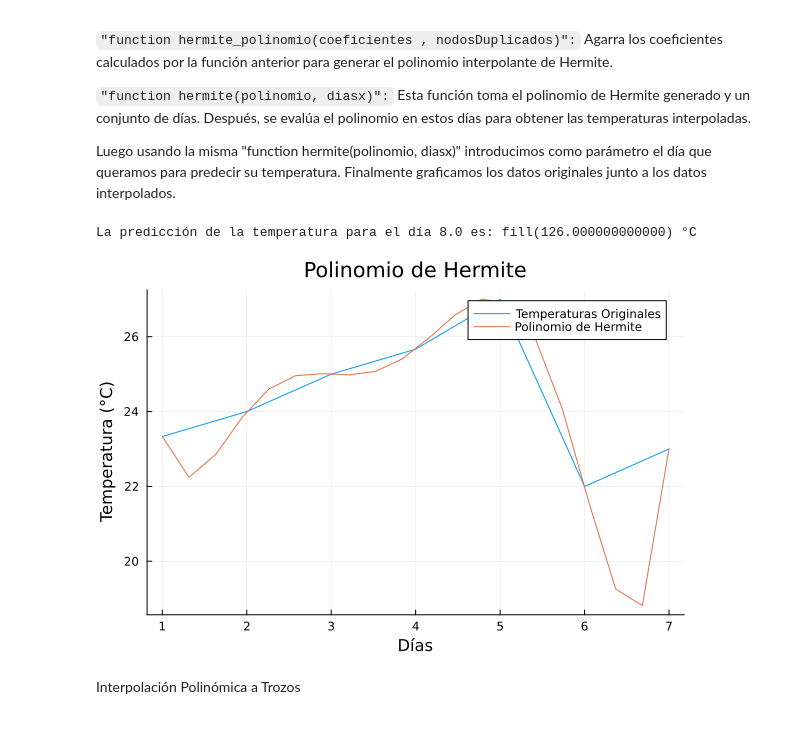
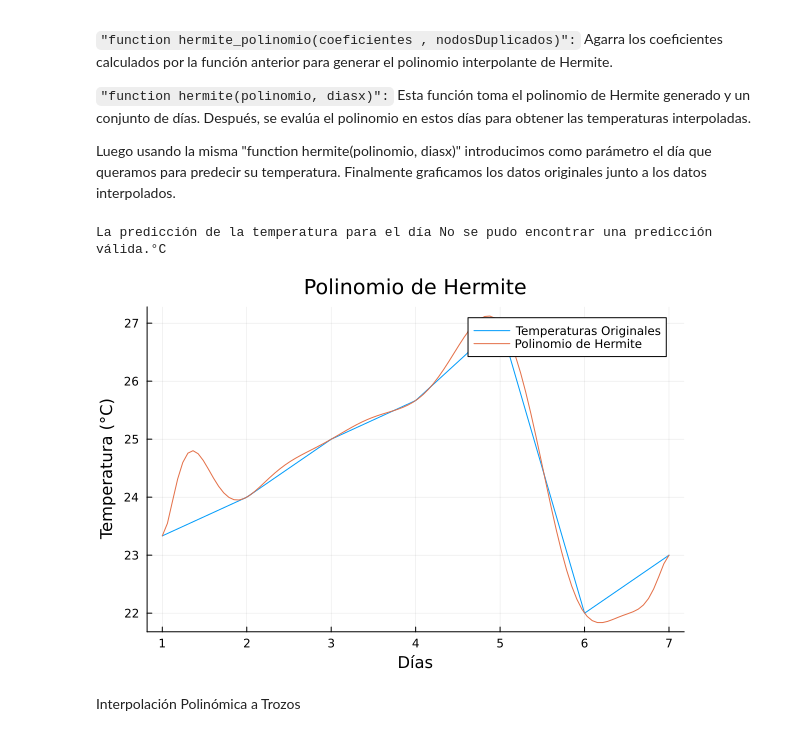
Before and after one commit to sonysarkis/ProyectoCalNum, a Jupyter notebook: Proyectos/proyecto1/proyecto2_cal.ipynb, the cells around one changed output. Saved outputs shown, nothing was run; the diff lists cells and outputs as text; code cells hidden in the pictures.

```diff
--- a/Proyectos/proyecto1/proyecto2_cal.ipynb
+++ b/Proyectos/proyecto1/proyecto2_cal.ipynb
@@ -54,15 +55,15 @@ temperaturas = GetTemperaturas(data)
 ### Funciones para Calcular Rangos de dias
 # %%
 #Función para obtener los puntos a evaluar dentro del rango de días
+function DiasInterpolados(punto = 7)
+    return range(minimum(dias), punto, length=100)
+end
+
 function DiasInterpolados2(punto)
     if punto < 7
-        return range(minimum(dias), 7, length=20)
+        return DiasInterpolados()
     else
-        return range(minimum(dias), punto, length=20)
+        return DiasInterpolados(punto)
     end
 end
-
-function DiasInterpolados()
-    return range(minimum(dias), 7, length=20)
-end
 # %% [output]
@@ -307,7 +368,7 @@ Dónde hi(x) son los polinomios de Hermite de interpolación y gi(x) son los pol
 
 Luego usando la misma "function hermite(polinomio, diasx)" introducimos como parámetro el día que queramos para predecir su temperatura. Finalmente graficamos los datos originales junto a los datos interpolados.
 # %%
-
+x = symbols("x")
 # Graficar los datos originales
 plot(dias, temperaturas, xlabel="Días", ylabel="Temperatura (°C)", label="Temperaturas Originales")
 
@@ -387,41 +448,69 @@ function hermite_polinomio(coeficientes , nodosDuplicados)
     # En cada iteración, se agrega al polinomio un nuevo coeficiente
         polinom = coeficientes[grado-k+1] + (x-nodosDuplicados[grado-k+1])*polinom
     end
     # Polinomio generado
     return polinom
 end
 
 # Almacenamos los nodos duplicados y los coeficientes necesarios para armar el polinomio de Hermite
 resultadoDif = calculo_diferencias(dias, temperaturas , derivadas)
 
 # Armamos el polinomio de Hermite donde los parametros son los coeficientes (resultadoDif[2])
 # y los nodos duplicados (resultadoDif[1])
 polinomioHerm = hermite_polinomio(resultadoDif[2] , resultadoDif[1])
 
 
 # Toma como entrada el polinomio y los días en los que se quiera evaluar el polinomio.
 function hermite(polinomio, diasx)
     # Genera una lista de valores de temperatura interpolados para cada día.
     tempy = [polinomio.subs(x, xi) for xi in diasx]
     # NOTA:Se pudiera hacer sin ".subs" de la siguiente manera
     #tempy = [polyval(polinomio, diasx) for xi in diasx]. Pero no logro adaptarlo a este código,
     # Pero tener presente que hay distintas maneras de realizar la lista de valores de temperaturas interpoladas
     return tempy
 end
 
-# Predicción de un nuevo día
-dia_nuevo = day
-prediccion_dia_8 = hermite(polinomio, dia_nuevo) # Como parámetro irá el polinomio y el día en el que se quiera predecir la temperatura.
-println("La predicción de la temperatura para el día $dia_nuevo es: $prediccion_dia_8 °C")
+function hermite_extrapolacion(dias, temperaturas, derivadas, dia_nuevo)
+    # Caso especial: extrapolación hacia la izquierda
+    if dia_nuevo < dias[1]
+        nodos = dias[1:2]
+        valores = temperaturas[1:2]
+        derivadas_nodos = derivadas[1:2]
+    # Caso especial: extrapolación hacia la derecha
+    elseif dia_nuevo > dias[end]
+        nodos = dias[end-1:end]
+        valores = temperaturas[end-1:end]
+        derivadas_nodos = derivadas[end-1:end]
+    else
+        # Aquí iría el código para la interpolación si el día nuevo está dentro del rango
+    end
+
+    # Calculamos las diferencias divididas y los coeficientes de Hermite con los nodos seleccionados
+    resultadoDif = calculo_diferencias(nodos, valores, derivadas_nodos)
+    polinomioHerm = hermite_polinomio(resultadoDif[2], resultadoDif[1])
+
+    # Evaluamos el polinomio de Hermite en el nuevo día
+    prediccion = hermite(polinomioHerm, [dia_nuevo])[1][1]
+    promedio_temperaturas = sum(temperaturas) / length(temperaturas)
+    if promedio_temperaturas-10 > prediccion
+        return "No se pudo encontrar una predicción válida."
+    end
+    return prediccion
+end
+
+# Llamamos a la función con el día nuevo que queremos predecir
+dia_nuevo = day # Ejemplo de un día fuera del rango de 'dias'
+prediccion_temperatura = hermite_extrapolacion(dias, temperaturas, derivadas, dia_nuevo)
+println("La predicción de la temperatura para el día ",prediccion_temperatura, "°C")
 
 
-dias_interpolados = DiasInterpolados() # Función DiasInterpolados() genera un rango de puntos para analizar entre los días
-temperaturas_interpoladas = hermite(polinomio, dias_interpolados) # Calculamos temperaturas interpoladas
+dias_interpolados = DiasInterpolados() # Función DiasInterpolados() genera un rango de puntos para analizar entre los días
+temperaturas_interpoladas = hermite(polinomioHerm, dias_interpolados) # Calculamos temperaturas interpoladas
 # Graficamos datos interpolados
 plot!(dias_interpolados, temperaturas_interpoladas, label="Polinomio de Hermite", title="Polinomio de Hermite")
 # %% [output]
-La predicción de la temperatura para el día 8.0 es: fill(126.000000000000) °C
+La predicción de la temperatura para el día No se pudo encontrar una predicción válida.°C
-[figure, old version]
+[figure, new version]
 # %% [markdown]
 Interpolación Polinómica a Trozos
 # %% [markdown]
```
Also changed, not shown: parts of 10 cells of this notebook.
